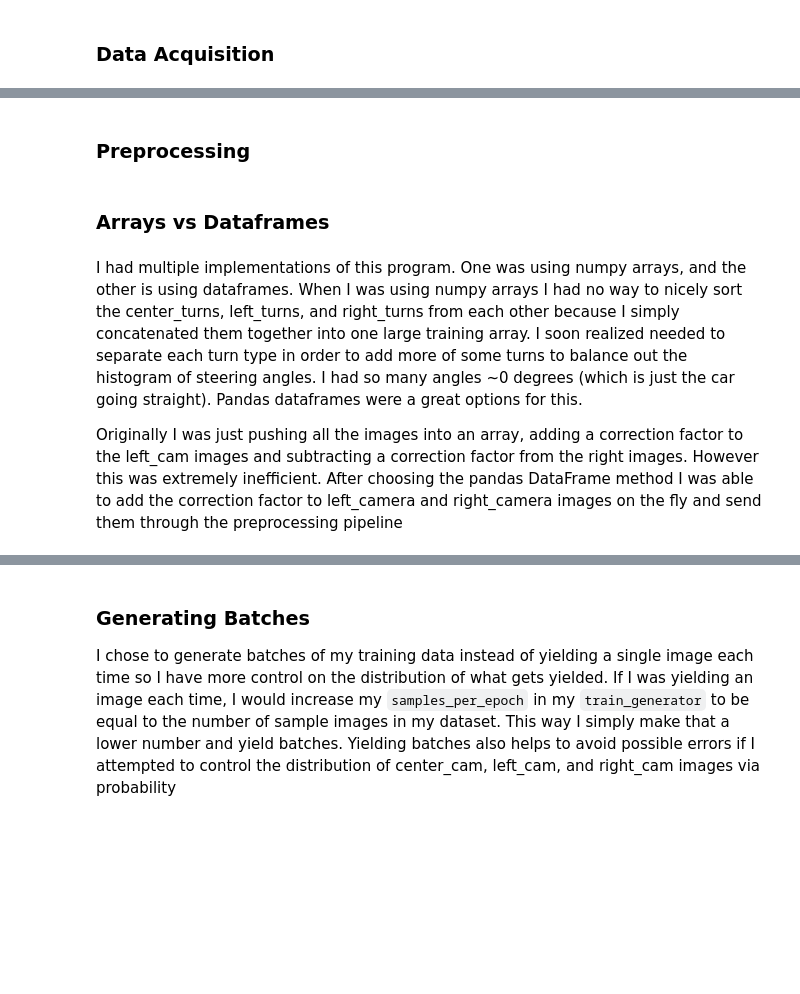
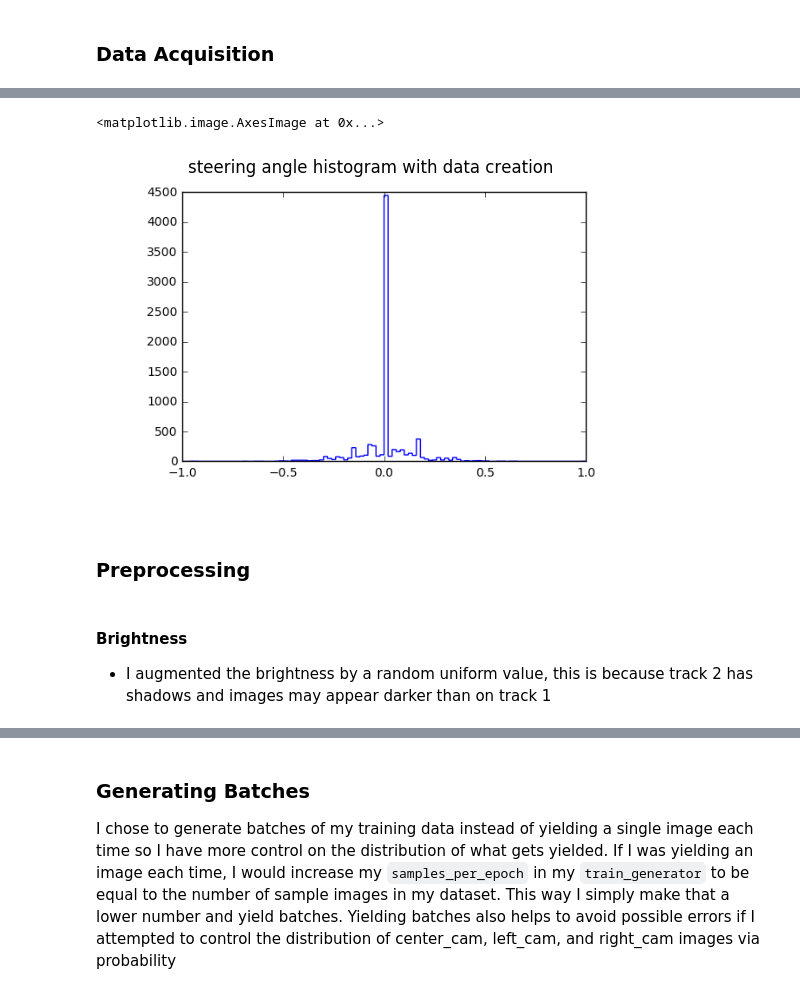
Before and after one commit to JonathanCMitchell/CarND-Behavioral-Cloning-P3, a Jupyter notebook: Pipeline-ArrayStyle-WorkingCopy-Copy1.ipynb, the cells around one changed output, grey strips where cells are left out. Saved outputs shown, nothing was run; the diff lists cells and outputs as text; code cells hidden in the pictures; blank space fills up the shorter version.

Commit message:
[setup] - sets up saving method and adds to report writeup

```diff
--- a/Pipeline-ArrayStyle-WorkingCopy-Copy1.ipynb
+++ b/Pipeline-ArrayStyle-WorkingCopy-Copy1.ipynb
@@ -483,8 +551,13 @@ At one point I tried to gaussian fit my data via angle distributions. Attempting
+# %%
+hist_no_creation = mpimg.imread('y_train_cwr2.png')
+plt.title('steering angle histogram with data creation')
+plt.axis('off')
+plt.imshow(hist_no_creation)
+# %% [output]
+<matplotlib.image.AxesImage at 0x...>
+[figure, added]
 # %% [markdown]
 ### Preprocessing
-# %% [markdown]
-### Arrays vs Dataframes
-# %% [markdown]
-I had multiple implementations of this program. One was using numpy arrays, and the other is using dataframes. When I was using numpy arrays I had no way to nicely sort the center_turns, left_turns, and right_turns from each other because I simply concatenated them together into one large training array. I soon realized needed to separate each turn type in order to add more of some turns to balance out the histogram of steering angles. I had so many angles ~0 degrees (which is just the car going straight). Pandas dataframes were a great options for this.
-
-Originally I was just pushing all the images into an array, adding a correction factor to the left_cam images and subtracting a correction factor from the right images. However this was extremely inefficient. After choosing the pandas DataFrame method I was able to add the correction factor to left_camera and right_camera images on the fly and send them through the preprocessing pipeline
+# %% [markdown]
+#### Brightness
+* I augmented the brightness by a random uniform value, this is because track 2 has shadows and images may appear darker than on track 1
```
Also changed, not shown: parts of 101 cells of this notebook, 2 other files.
